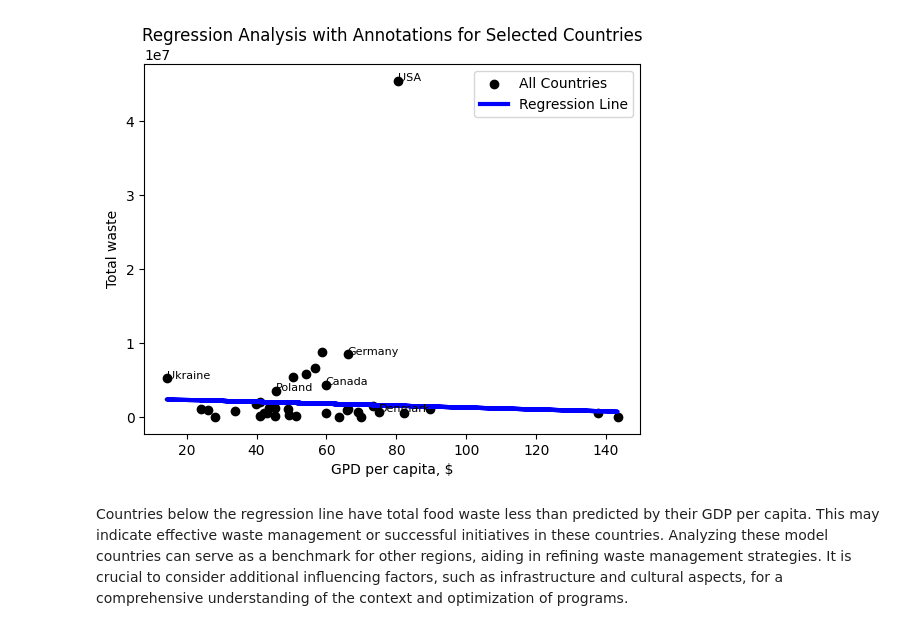
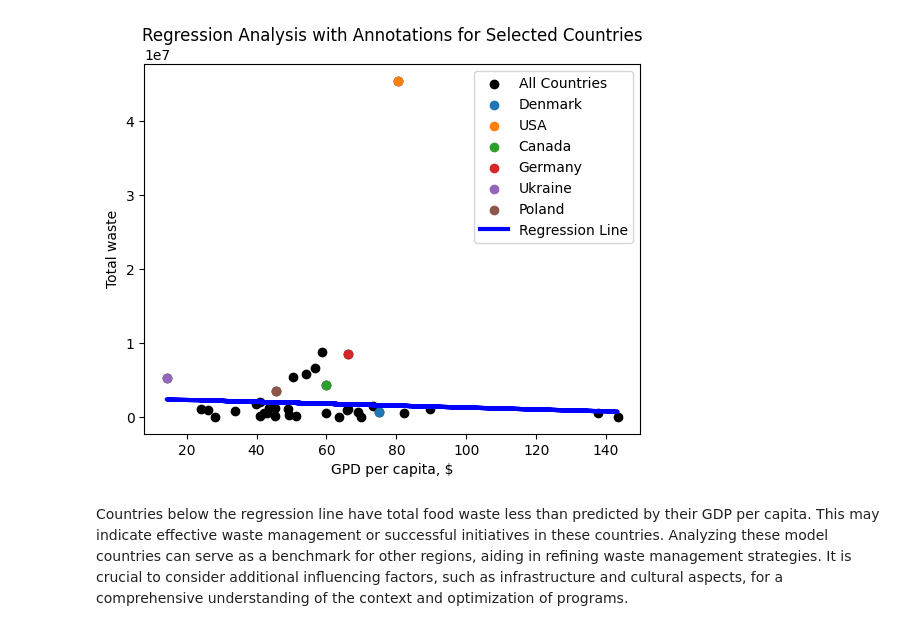
Before and after one commit to MIT-Emerging-Talent/2024-group-11-cdsp, a Jupyter notebook: milestone/milestone_3/model.ipynb, the cells around one changed output. Drawn from its saved outputs; the diff is of its cells as text; code cells hidden in the pictures.

```diff
--- a/milestone/milestone_3/model.ipynb
+++ b/milestone/milestone_3/model.ipynb
@@ -5,46 +5,46 @@ from sklearn.linear_model import LinearRegression
 from sklearn.metrics import mean_squared_error
 import matplotlib.pyplot as plt
 
-# Замініть 'your_data.csv' на шлях до вашого файлу з даними
+# Replace 'your_data.csv' with the path to your data file
 file_path = './updated_dataset.csv'
 data = pd.read_csv(file_path)
 
-# Сумарна втрата як цільова змінна
+# Total waste as the target variable
 data['Total waste'] = data[['Household estimate (tonnes/year)', 'Food service estimate (tonnes/year)', 'Retail estimate (tonnes/year)']].sum(axis=1)
 
-# Обрати лише обрані країни
+# Select only the chosen countries
 selected_countries = ['Denmark', 'USA', 'Canada', 'Germany', 'Ukraine', 'Poland']
 selected_data = data[data['Country'].isin(selected_countries)]
 
-# Визначте залежну та незалежні змінні
+# Define dependent and independent variables
 X = data[['GPD per capita, $']]
 y = data['Total waste']
 
-# Розбивка даних на тренувальний та тестовий набори (не використовується для прогнозування, а лише для візуалізації)
+# Split data into training and testing sets (used for visualization purposes only)
 X_train, X_test, y_train, y_test = train_test_split(X, y, test_size=0.2, random_state=42)
 
-# Створення та навчання моделі регресії
+# Create and train the regression model
 model = LinearRegression()
 model.fit(X_train, y_train)
 
-# Прогнозування на всіх даних
+# Predict on all data
 predictions = model.predict(X)
 
-# Візуалізація результатів з анотаціями лише для обраних країн
+# Visualization with annotations for selected countries
 plt.scatter(X, y, color='black', label='All Countries')
 
-for i, txt in enumerate(selected_data['Country']):
-    idx = selected_data.index[i]
-    plt.annotate(txt, (X.loc[idx]['GPD per capita, $'], y.loc[idx]), fontsize=8)
+for country in selected_countries:
+    country_data = selected_data[selected_data['Country'] == country]
+    plt.scatter(country_data['GPD per capita, $'], country_data['Total waste'], label=country)
 
 plt.plot(X, predictions, color='blue', linewidth=3, label='Regression Line')
 plt.xlabel('GPD per capita, $')
 plt.ylabel('Total waste')
 plt.title('Regression Analysis with Annotations for Selected Countries')
 plt.legend()
 plt.show()
 # %% [output]
-[figure, old version]
+[figure, new version]
 # %% [markdown]
 
 Countries below the regression line have total food waste less than predicted by their GDP per capita. This may indicate effective waste management or successful initiatives in these countries. Analyzing these model countries can serve as a benchmark for other regions, aiding in refining waste management strategies. It is crucial to consider additional influencing factors, such as infrastructure and cultural aspects, for a comprehensive understanding of the context and optimization of programs.
```
